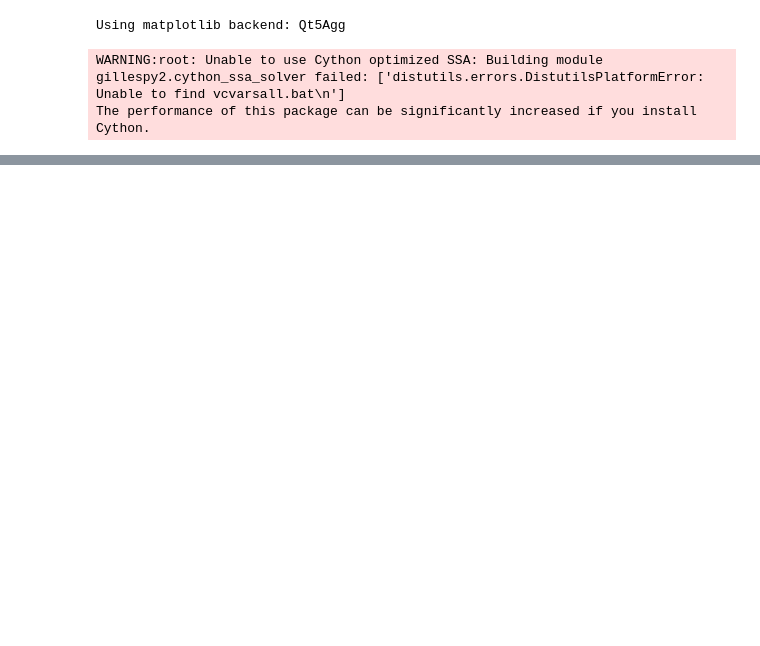
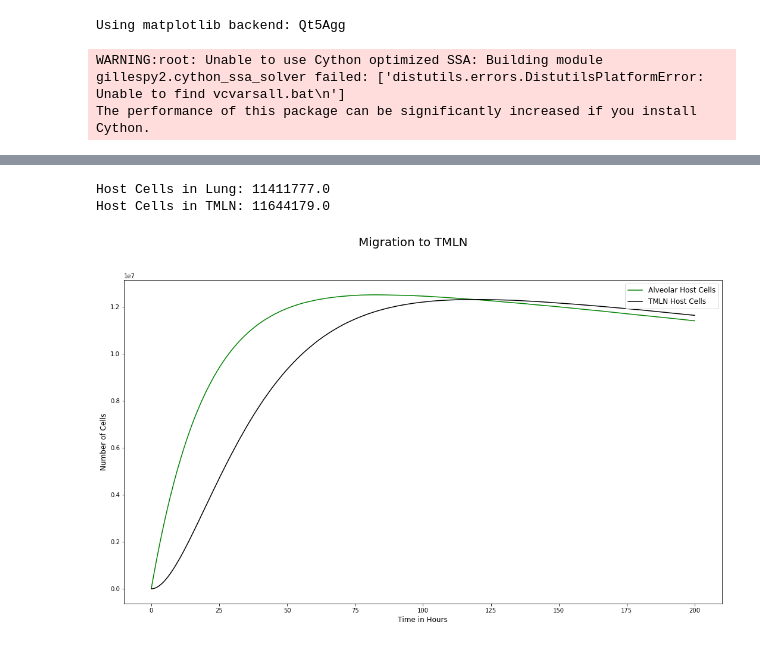
Before and after one commit to technodivergent/Bacillus_Anthracis_Simulation, a Jupyter notebook: DayModel - Full Reactions from LaTeX.ipynb, the cells around one changed output, grey strips where cells are left out. Saved outputs shown, nothing was run; the diff lists cells and outputs as text; code cells hidden in the pictures; blank space fills up the shorter version.

```diff
--- a/DayModel - Full Reactions from LaTeX.ipynb
+++ b/DayModel - Full Reactions from LaTeX.ipynb
@@ -191,15 +214,18 @@ print("Intralung host cells: {}".format(results['Hi_'][-1]))
 # %%
 fig = plt.figure(figsize=(18,10))
 fig.suptitle("Migration to TMLN", fontsize=20)
-plt.plot(results['time'], results['Hi_'], 'g-', label='Intralung Host Cells')
-plt.plot(results['time'], results['HLN_'], 'k-', label='Lymph Node Host Cells')
-plt.xlabel("Time in Seconds", fontsize=12)
+#plt.plot(results[0]['time'], results[0]['S_'], 'k-', label='Spores')
+plt.plot(results[0]['time'], results[0]['Hi_'], 'g-', label='Alveolar Host Cells')
+plt.plot(results[0]['time'], results[0]['HLN_'], 'k-', label='TMLN Host Cells')
+plt.xlabel("Time in Hours", fontsize=12)
 plt.ylabel("Number of Cells", fontsize=12)
 plt.legend(loc='best', fontsize=12)
-#print(results['S_'][-1]/(results['S_'][0]/int(model.listOfParameters['ns'].expression)))
-#print(results['H_'][-1])
-print("Host Cells in Lung: {}".format(results['Hi_'][-1]))
-print("Host Cells in TMLN: {}".format(results['HLN_'][-1]))
+print("Host Cells in Lung: {}".format(results[0]['Hi_'][-1]))
+print("Host Cells in TMLN: {}".format(results[0]['HLN_'][-1]))
+# %% [output]
+Host Cells in Lung: 11411777.0
+Host Cells in TMLN: 11644179.0
+[figure, added]
 # %%
 fig = plt.figure(figsize=(18,10))
 fig.suptitle("Lymphocyte Response", fontsize=20)
```
Also changed, not shown: parts of 8 cells of this notebook, 32 other files.
